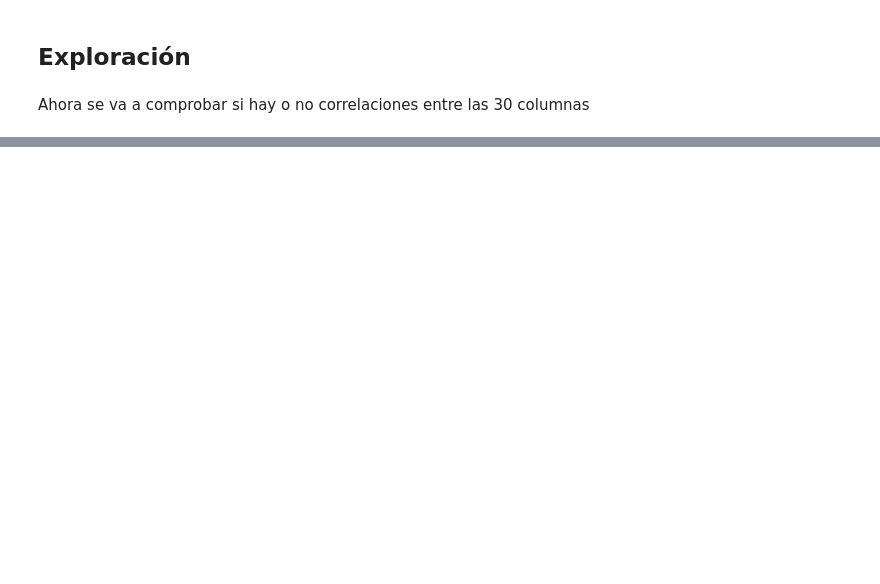
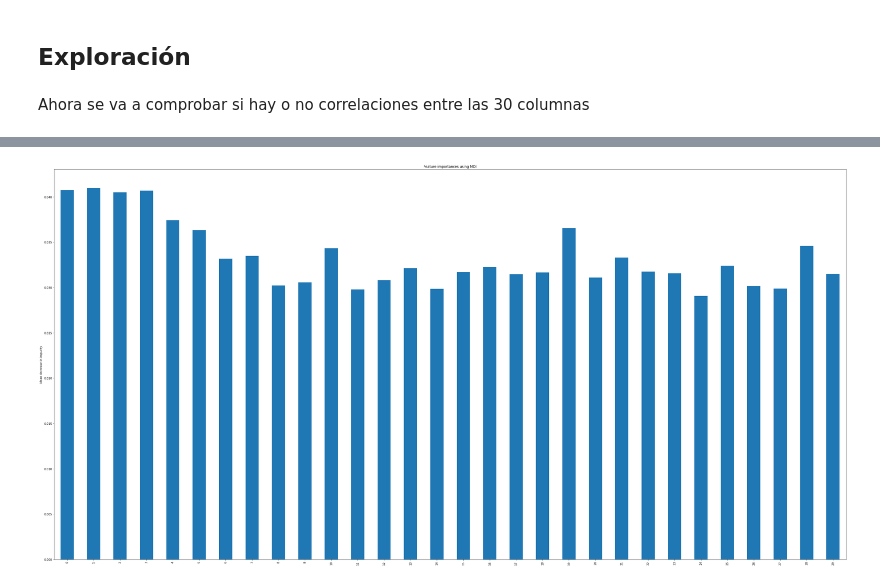
Before and after one commit to rodrigogalan/Proyecto_final, a Jupyter notebook: 3-Analysis_reducido.ipynb, the cells around one changed output, grey strips where cells are left out. Drawn from its saved outputs; the diff is of its cells as text; code cells hidden in the pictures; blank space fills up the shorter version.

```diff
--- a/3-Analysis_reducido.ipynb
+++ b/3-Analysis_reducido.ipynb
@@ -42,0 +50,5 @@ sns.heatmap(train.drop(columns=['target']).corr(),
+# %%
+forest = RandomForestClassifier(random_state=0)
+forest.fit(train.drop(columns=['target']), train.target)
+importances = forest.feature_importances_
+forest_importances = pd.Series(importances, index=train.drop(columns=['target']).columns)
@@ -42,0 +59,8 @@ sns.heatmap(train.drop(columns=['target']).corr(),
+# %%
+fig, ax = plt.subplots()
+forest_importances.plot(kind='bar', figsize=(40,20))
+ax.set_title("Feature importances using MDI")
+ax.set_ylabel("Mean decrease in impurity")
+fig.tight_layout()
+# %% [output]
+[figure, added]
```
Also changed, not shown: parts of 13 cells of this notebook, 5 other files.
